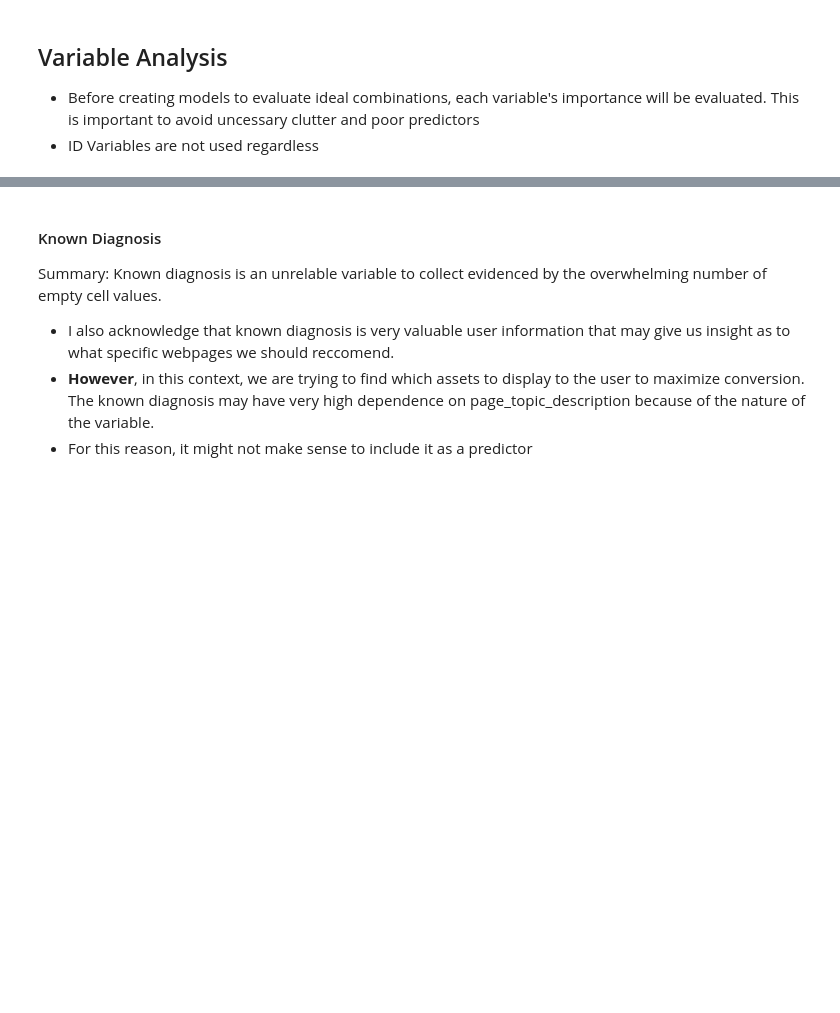
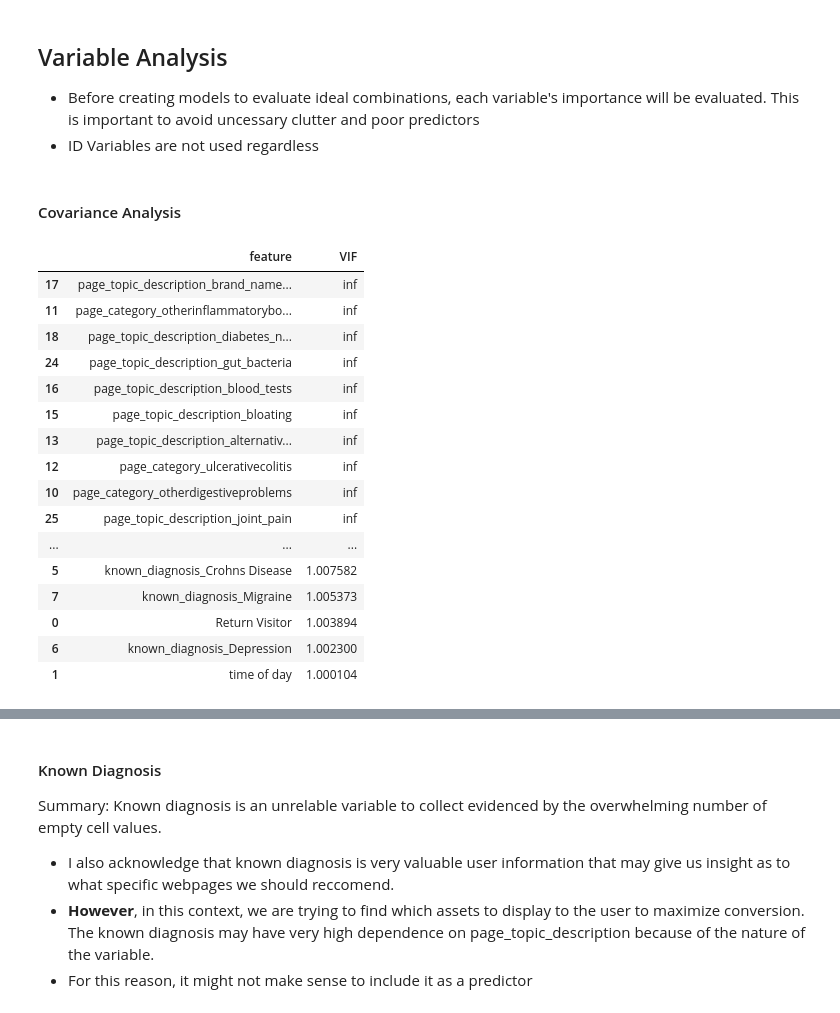
Before and after one commit to VarunDivi/RVO_case_study, a Jupyter notebook: data_cleaning.ipynb, the cells around one changed output, grey strips where cells are left out. Cells and saved outputs as stored; diff of their text form; code cells hidden in the pictures; blank space fills up the shorter version.

```diff
--- a/data_cleaning.ipynb
+++ b/data_cleaning.ipynb
@@ -30,3 +34,35 @@ data_conversion = data[data['Conversion']==1]
 ## Variable Analysis
 * Before creating models to evaluate ideal combinations, each variable's importance will be evaluated. This is important to avoid uncessary clutter and poor predictors
 * ID Variables are not used regardless
+# %% [markdown]
+#### Covariance Analysis
+# %%
+encoded_df = pd.get_dummies(data_cats, drop_first=True).astype(int)
+
+def calculate_vif(encoded_df):
+    vif_data = pd.DataFrame()
+    vif_data["feature"] = encoded_df.columns
+
+    vif_data["VIF"] = [variance_inflation_factor(encoded_df.values, i) for i in range(len(encoded_df.columns))]
+
+    return vif_data
+
+calculate_vif(encoded_df).sort_values(by="VIF", ascending=False)
+# %% [output]
+|  | feature | VIF |
+| 17 | page_topic_description_brand_name... | inf |
+| 11 | page_category_otherinflammatorybo... | inf |
+| 18 | page_topic_description_diabetes_n... | inf |
+| 24 | page_topic_description_gut_bacteria | inf |
+| 16 | page_topic_description_blood_tests | inf |
+| 15 | page_topic_description_bloating | inf |
+| 13 | page_topic_description_alternativ... | inf |
+| 12 | page_category_ulcerativecolitis | inf |
+| 10 | page_category_otherdigestiveproblems | inf |
+| 25 | page_topic_description_joint_pain | inf |
+| ... | ... | ... |
+| 5 | known_diagnosis_Crohns Disease | 1.007582 |
+| 7 | known_diagnosis_Migraine | 1.005373 |
+| 0 | Return Visitor | 1.003894 |
+| 6 | known_diagnosis_Depression | 1.002300 |
+| 1 | time of day | 1.000104 |
```
Also changed, not shown: parts of 11 cells of this notebook.
